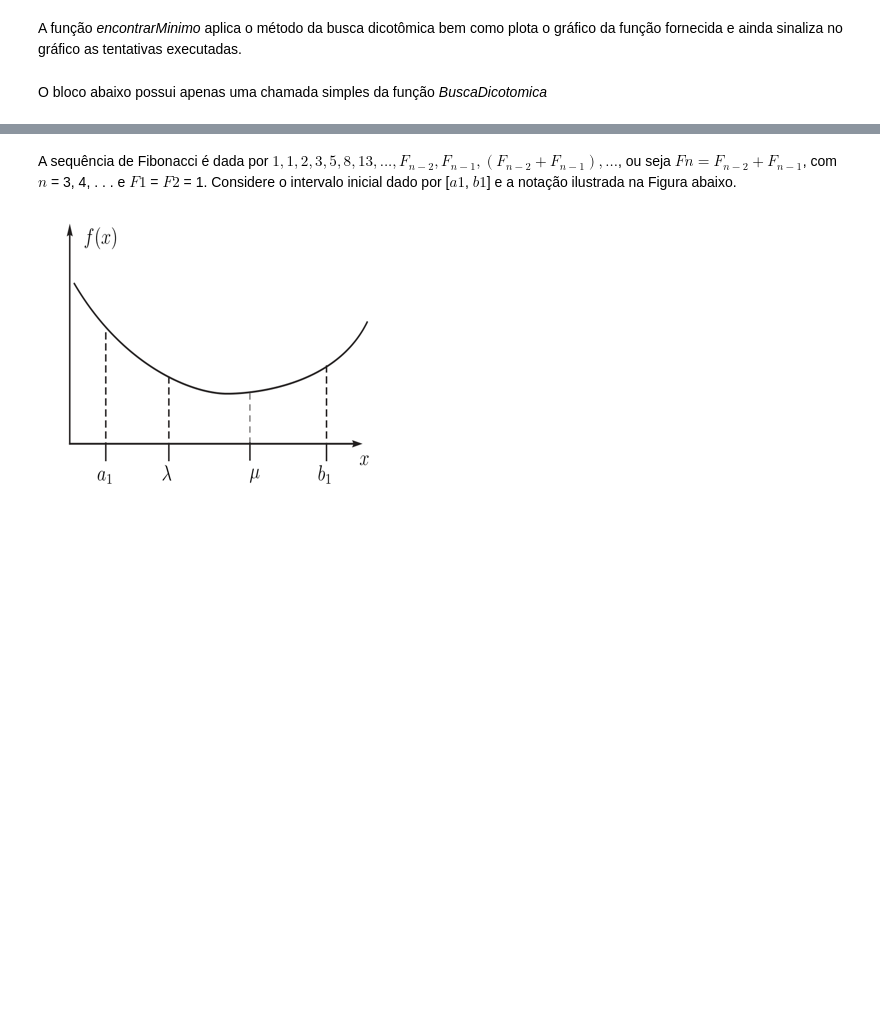
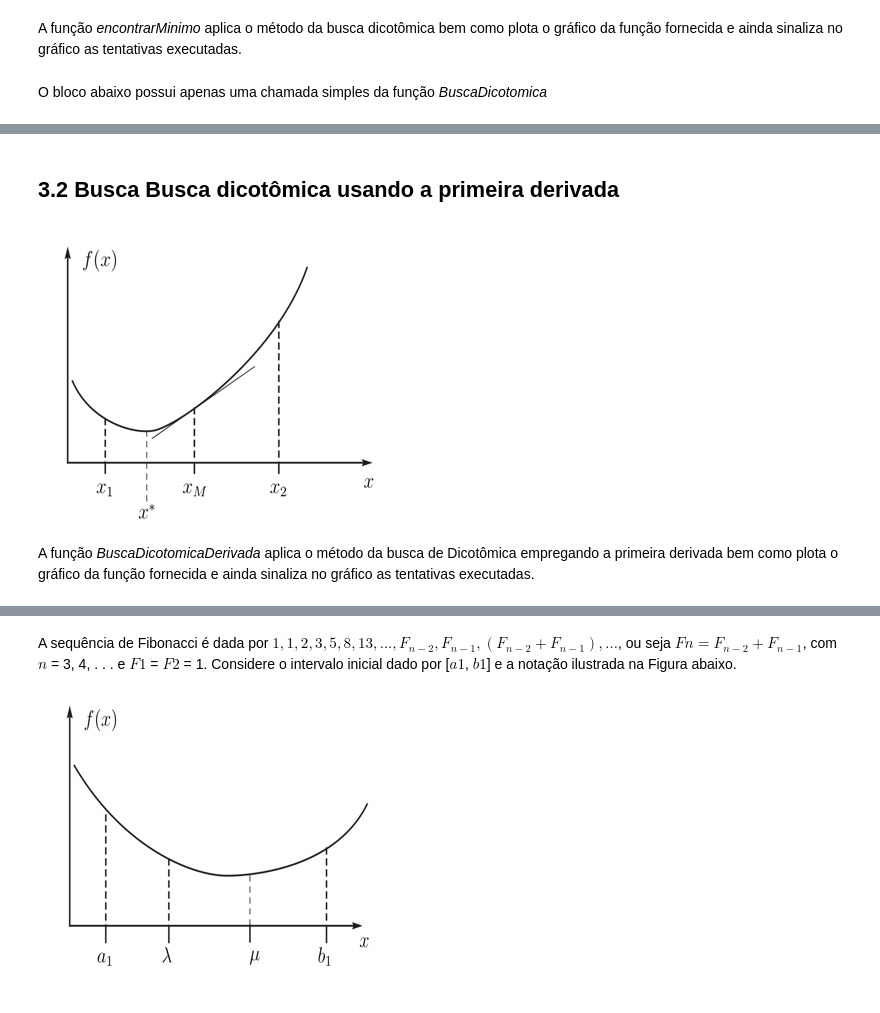
Before and after one commit to afm97/OtimizacaoDeSistemas, a Jupyter notebook: Otimizacao.ipynb, the cells around one changed output, grey strips where cells are left out. Saved outputs shown, nothing was run; the diff lists cells and outputs as text; code cells hidden in the pictures; blank space fills up the shorter version.

```diff
--- a/Otimizacao.ipynb
+++ b/Otimizacao.ipynb
@@ -93,0 +137,8 @@ _ = BuscaDicotomica(x1,x2,coeficientes,erro)
+# %% [markdown]
+## 3.2 Busca Busca dicotômica usando a primeira derivada
+# %%
+Image.open("BuscaDicotomicaDerivada.png").resize((350,300))
+# %% [output]
+[figure, added]
+# %% [markdown]
+A função *BuscaDicotomicaDerivada* aplica o método da busca de Dicotômica empregando a primeira derivada bem como plota o gráfico da função fornecida e ainda sinaliza no gráfico as tentativas executadas.
```
Also changed, not shown: parts of 41 cells of this notebook, 3 other files.
